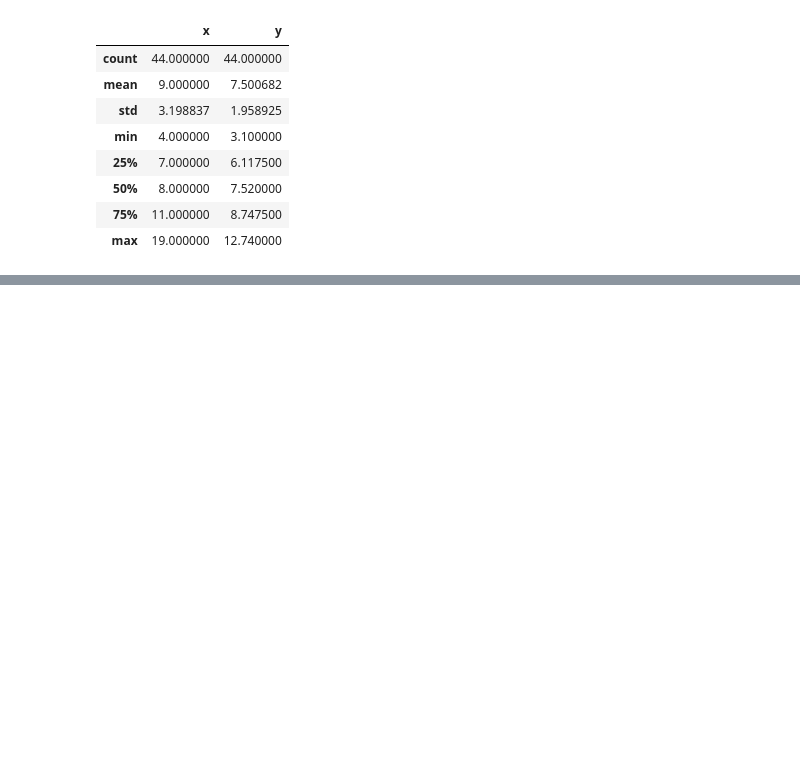
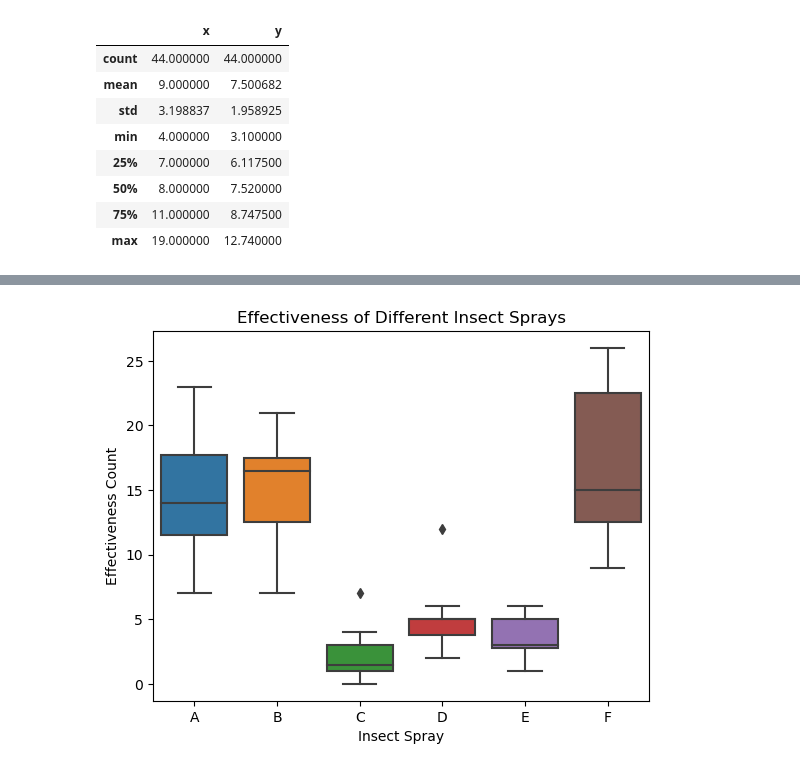
Before and after one commit to Thoai-Adam/python-exercises, a Jupyter notebook: numpy-pandas-visualization-exercises/seaborn_exercises.ipynb, the cells around one changed output, grey strips where cells are left out. Saved outputs shown, nothing was run; the diff lists cells and outputs as text; code cells hidden in the pictures; blank space fills up the shorter version.

```diff
--- a/numpy-pandas-visualization-exercises/seaborn_exercises.ipynb
+++ b/numpy-pandas-visualization-exercises/seaborn_exercises.ipynb
@@ -101,0 +128,3 @@ group_column
+# %%
+insect_sprays = data('InsectSprays')
+insect_sprays.head()
@@ -101,0 +138,8 @@ group_column
+# %%
+sns.boxplot(x='spray', y='count', data=insect_sprays)
+plt.title('Effectiveness of Different Insect Sprays')
+plt.xlabel('Insect Spray')
+plt.ylabel('Effectiveness Count')
+plt.show()
+# %% [output]
+[figure, added]
```
Also changed, not shown: parts of 15 cells of this notebook.
